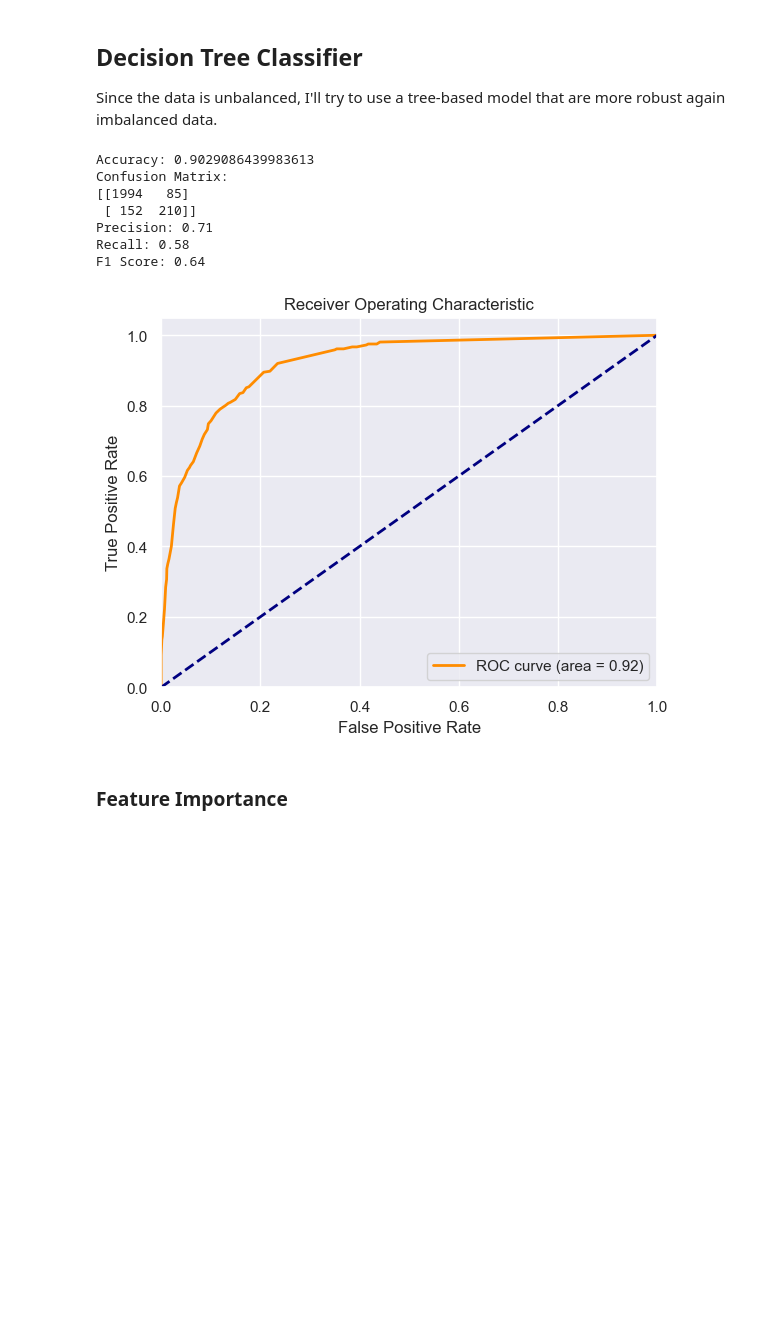
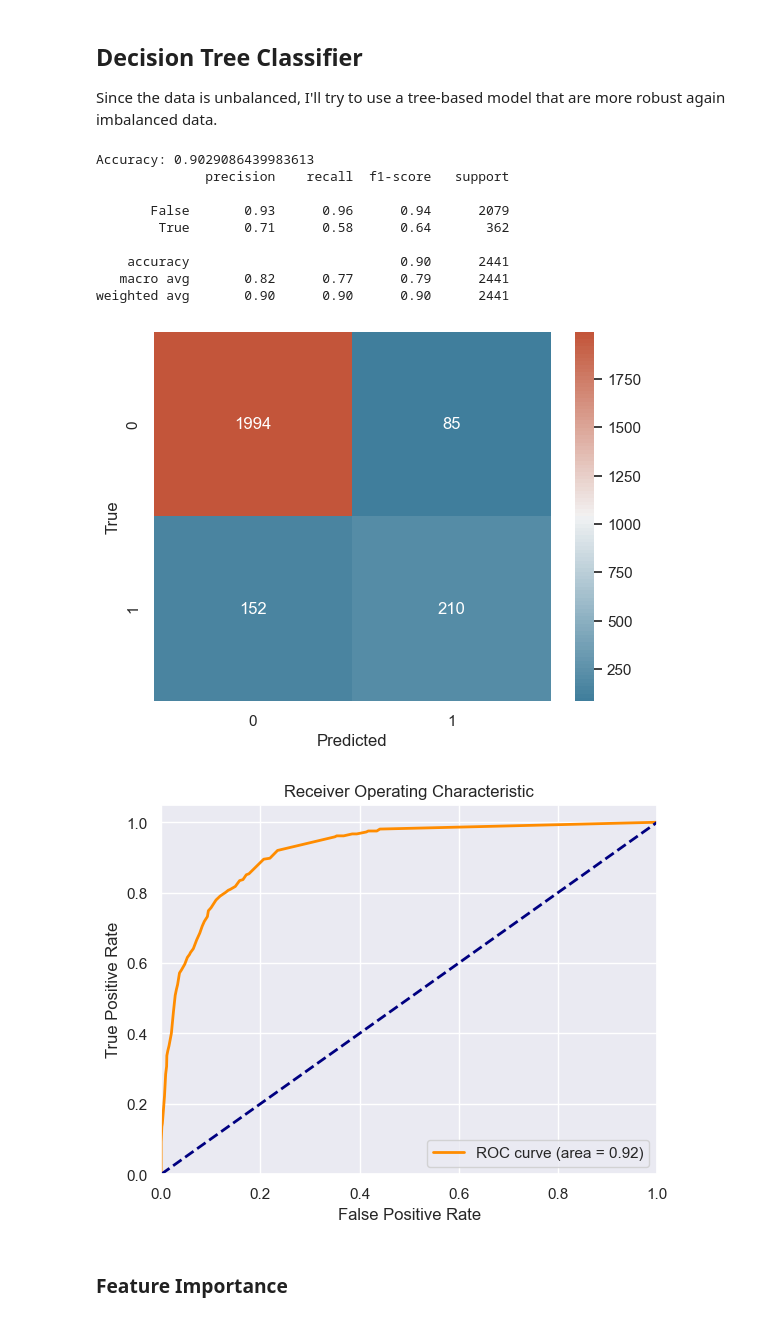
Before and after one commit to alessandroAbati/Online-Shoppers-Purchasing-Intention-Prediction, a Jupyter notebook: main.ipynb, the cells around one changed output. Saved outputs shown, nothing was run; the diff lists cells and outputs as text; code cells hidden in the pictures; blank space fills up the shorter version.

```diff
--- a/main.ipynb
+++ b/main.ipynb
@@ -394,52 +394,45 @@ pipe.fit(X_train, y_train)
 y_pred = pipe.predict(X_test)
 
 # Predict probabilities for the test data
 y_probs = pipe.predict_proba(X_test)[:, 1]  # get the probability of the positive class
 
 # Evaluate the model
-accuracy = accuracy_score(y_test, y_pred)
 conf_matrix = confusion_matrix(y_test, y_pred)
+print(classification_report(y_test, y_pred))
 
-# Calculate Precision, Recall, and F1 score
-precision = precision_score(y_test, y_pred)
-recall = recall_score(y_test, y_pred)
-f1 = f1_score(y_test, y_pred)
-
-print(f'Accuracy: {accuracy}')
-
+# Plot confusion matrix
 sns.heatmap(conf_matrix, annot=True, fmt="d", cmap=cmap)
 plt.xlabel('Predicted')
 plt.ylabel('True')
 plt.show()
-
-print(f'Precision: {precision:.2f}')
-print(f'Recall: {recall:.2f}')
-print(f'F1 Score: {f1:.2f}')
 
 # Calculate ROC Curve and AUC
 fpr, tpr, thresholds = roc_curve(y_test, y_probs)
 roc_auc = auc(fpr, tpr)
 
 # Plot the ROC Curve
 plt.figure()
 plt.plot(fpr, tpr, color='darkorange', lw=2, label='ROC curve (area = %0.2f)' % roc_auc)
 plt.plot([0, 1], [0, 1], color='navy', lw=2, linestyle='--')
 plt.xlim([0.0, 1.0])
 plt.ylim([0.0, 1.05])
 plt.xlabel('False Positive Rate')
 plt.ylabel('True Positive Rate')
 plt.title('Receiver Operating Characteristic')
 plt.legend(loc="lower right")
 plt.show()
 # %% [output]
 Accuracy: 0.9029086439983613
-Confusion Matrix:
-[[1994   85]
- [ 152  210]]
-Precision: 0.71
-Recall: 0.58
-F1 Score: 0.64
+              precision    recall  f1-score   support
+
+       False       0.93      0.96      0.94      2079
+        True       0.71      0.58      0.64       362
+
+    accuracy                           0.90      2441
+   macro avg       0.82      0.77      0.79      2441
+weighted avg       0.90      0.90      0.90      2441
-[figure, old version]
+[figure, new version]
+[figure, added]
 # %% [markdown]
 ### Feature Importance
 # %%
```
